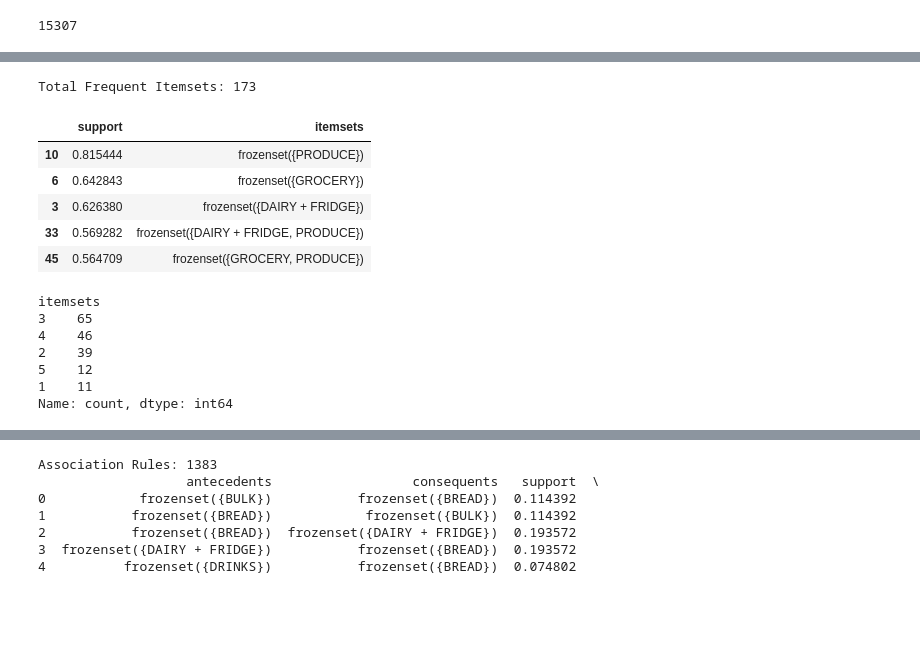
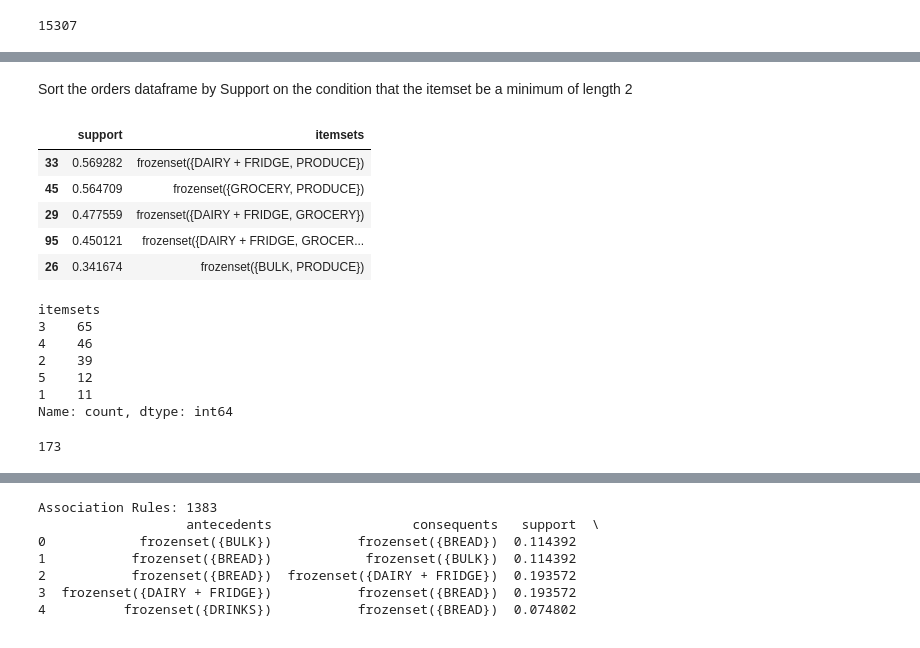
Before and after one commit to calleja/merchAnalysis, a Jupyter notebook: cart_analysis/cart_analysis.ipynb, the cells around one changed output, grey strips where cells are left out. Cells and saved outputs as stored; diff of their text form; code cells hidden in the pictures; blank space fills up the shorter version.

```diff
--- a/cart_analysis/cart_analysis.ipynb
+++ b/cart_analysis/cart_analysis.ipynb
@@ -574,21 +546,24 @@ dtype: float64
+# %% [markdown]
+Sort the orders dataframe by Support on the condition that the itemset be a minimum of length 2
 # %%
 from mlxtend.frequent_patterns import apriori
 #find use cases: https://rasbt.github.io/mlxtend/user_guide/frequent_patterns/apriori/
 #support is a parameter; formula: transactions_where_item(s)_occur / total_transactions
 #apriori() returns a pd.DataFrame
 #Each itemset in the 'itemsets' column is of type frozenset, which is a Python built-in type that behaves similarly to sets except that it is immutable
 frequent_itemsets = apriori(df_encoded, min_support=0.05, use_colnames=True)
 frequent_itemsets.sort_values(by='support', ascending=False, inplace=True)
-print("Total Frequent Itemsets:", frequent_itemsets.shape[0])
-display(frequent_itemsets.head())
+#remove itemsets of len <2
+#print("Total Frequent Itemsets:", frequent_itemsets.shape[0])
+frequent_itemsets.loc[frequent_itemsets['itemsets'].apply(len)>1,].sort_values(by='support', ascending = False).head()
+#display(frequent_itemsets.head())
 # %% [output]
-Total Frequent Itemsets: 173
 |  | support | itemsets |
-| 10 | 0.815444 | frozenset({PRODUCE}) |
-| 6 | 0.642843 | frozenset({GROCERY}) |
-| 3 | 0.626380 | frozenset({DAIRY + FRIDGE}) |
 | 33 | 0.569282 | frozenset({DAIRY + FRIDGE, PRODUCE}) |
 | 45 | 0.564709 | frozenset({GROCERY, PRODUCE}) |
+| 29 | 0.477559 | frozenset({DAIRY + FRIDGE, GROCERY}) |
+| 95 | 0.450121 | frozenset({DAIRY + FRIDGE, GROCER... |
+| 26 | 0.341674 | frozenset({BULK, PRODUCE}) |
 # %%
 #get a sense of the distributuion of the itemset sizes
 frequent_itemsets['itemsets'].apply(lambda x: len(x)).value_counts()
@@ -600,3 +575,16 @@ itemsets
 5    12
 1    11
 Name: count, dtype: int64
+# %%
+#following along examples from https://rasbt.github.io/mlxtend/user_guide/frequent_patterns/association_rules/#example-2-rule-generation-and-selection-criteria
+
+from mlxtend.frequent_patterns import apriori, fpmax, fpgrowth
+
+
+te = TransactionEncoder()
+te_ary = te.fit(test_list).transform(test_list)
+df = pd.DataFrame(te_ary, columns=te.columns_)
+frequent_itemsets = fpgrowth(df, min_support=0.05, use_colnames=True)
+len(frequent_itemsets)
+# %% [output]
+173
```
Also changed, not shown: parts of 4 cells of this notebook, 2 other files.
